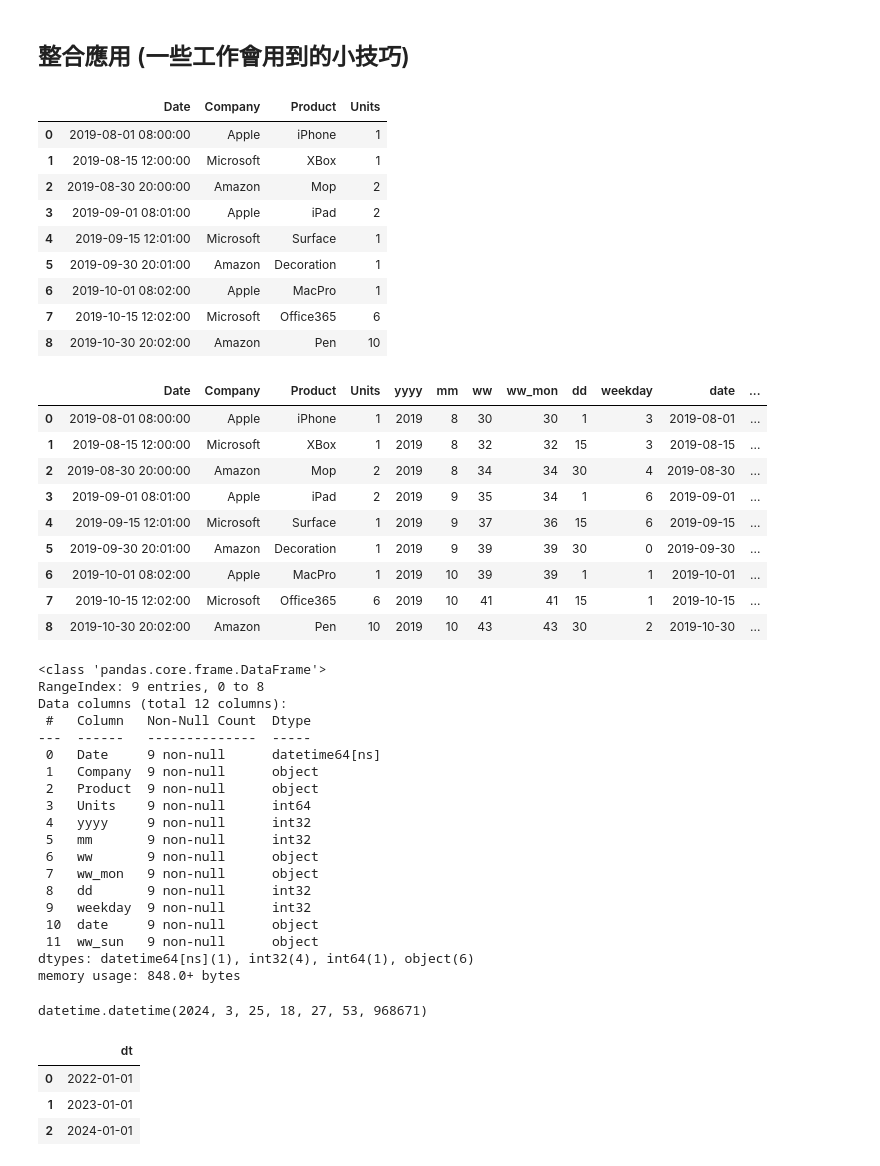
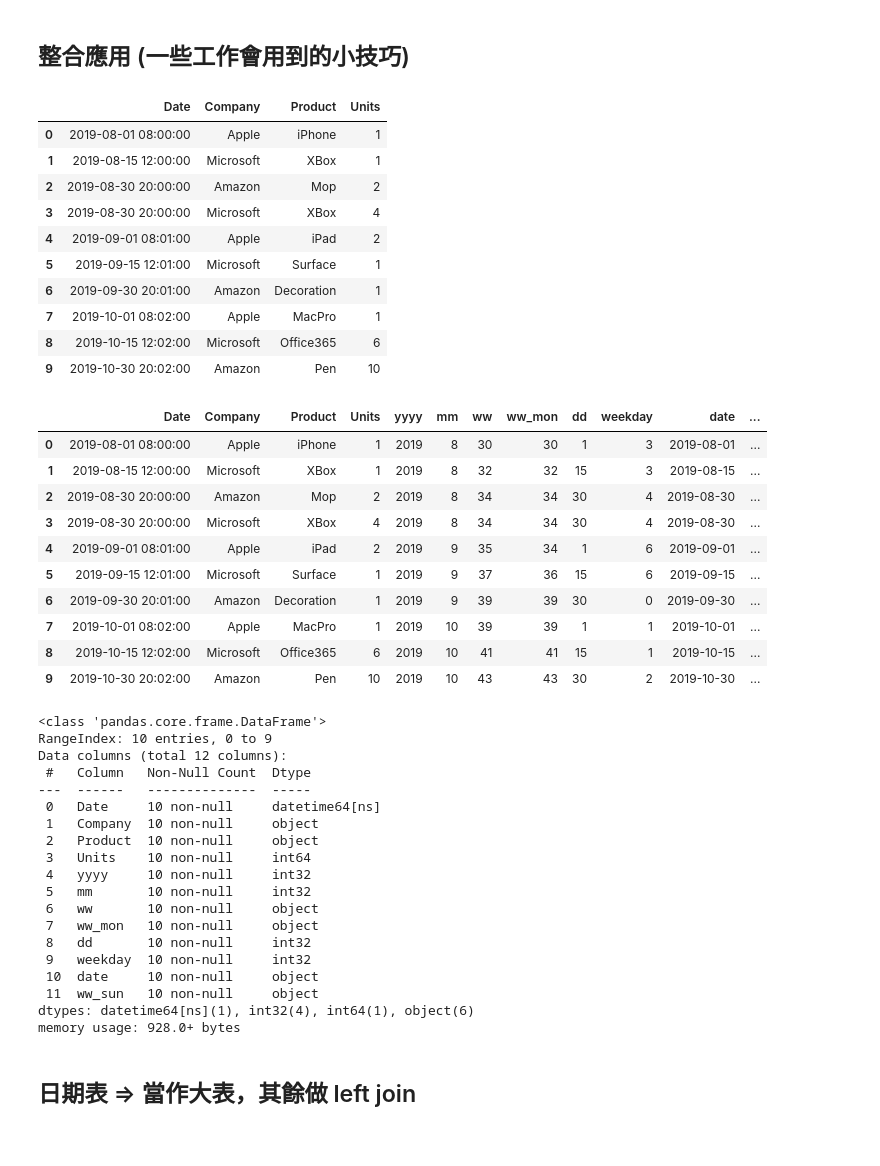
Before and after one commit to Zenobia000/iSpan_python-DA-cookbooks, a Jupyter notebook: pandas/1-5-2 Pandas DataFrame 基礎資料處理-時間序列.ipynb, the cells around one changed output. Drawn from its saved outputs; the diff is of its cells as text; code cells hidden in the pictures.

```diff
--- a/pandas/1-5-2 Pandas DataFrame 基礎資料處理-時間序列.ipynb
+++ b/pandas/1-5-2 Pandas DataFrame 基礎資料處理-時間序列.ipynb
@@ -789,46 +789,47 @@ from datetime import datetime
 
 
 # Define the lists as shown in the image
-Date = ['2019-08-01 08:00:00', '2019-08-15 12:00:00', '2019-08-30 20:00:00',
+Date = ['2019-08-01 08:00:00', '2019-08-15 12:00:00', '2019-08-30 20:00:00', '2019-08-30 20:00:00',
         '2019-09-01 08:01:00', '2019-09-15 12:01:00', '2019-09-30 20:01:00',
         '2019-10-01 08:02:00', '2019-10-15 12:02:00', '2019-10-30 20:02:00']
 
-Company = ['Apple', 'Microsoft', 'Amazon',
+Company = ['Apple', 'Microsoft', 'Amazon', 'Microsoft',
            'Apple', 'Microsoft', 'Amazon',
            'Apple', 'Microsoft', 'Amazon']
 
-Product = ['iPhone', 'XBox', 'Mop',
+Product = ['iPhone', 'XBox', 'Mop', 'XBox',
            'iPad', 'Surface', 'Decoration',
            'MacPro', 'Office365', 'Pen']
 
-Units = ['1', '1', '2',
+Units = ['1', '1', '2', '4',
          '2', '1', '1',
          '1', '6', '10']
 
 df_sales = pd.DataFrame({'Date': Date, 'Company': Company, 'Product': Product, 'Units': Units})
 
 # Converting 'Date' to datetime
 df_sales['Date'] = pd.to_datetime(df_sales['Date'])
 
 # Setting 'Date' as the index
 # df_sales.set_index('Date', inplace=True)
 
 # Converting 'Units' to numeric
 df_sales['Units'] = pd.to_numeric(df_sales['Units'])
 
 
 df_sales
 # %% [output]
 |  | Date | Company | Product | Units |
 | 0 | 2019-08-01 08:00:00 | Apple | iPhone | 1 |
 | 1 | 2019-08-15 12:00:00 | Microsoft | XBox | 1 |
 | 2 | 2019-08-30 20:00:00 | Amazon | Mop | 2 |
-| 3 | 2019-09-01 08:01:00 | Apple | iPad | 2 |
-| 4 | 2019-09-15 12:01:00 | Microsoft | Surface | 1 |
-| 5 | 2019-09-30 20:01:00 | Amazon | Decoration | 1 |
-| 6 | 2019-10-01 08:02:00 | Apple | MacPro | 1 |
-| 7 | 2019-10-15 12:02:00 | Microsoft | Office365 | 6 |
-| 8 | 2019-10-30 20:02:00 | Amazon | Pen | 10 |
+| 3 | 2019-08-30 20:00:00 | Microsoft | XBox | 4 |
+| 4 | 2019-09-01 08:01:00 | Apple | iPad | 2 |
+| 5 | 2019-09-15 12:01:00 | Microsoft | Surface | 1 |
+| 6 | 2019-09-30 20:01:00 | Amazon | Decoration | 1 |
+| 7 | 2019-10-01 08:02:00 | Apple | MacPro | 1 |
+| 8 | 2019-10-15 12:02:00 | Microsoft | Office365 | 6 |
+| 9 | 2019-10-30 20:02:00 | Amazon | Pen | 10 |
 # %%
 df_sales['yyyy'] = df_sales['Date'].dt.year
 df_sales['mm'] = df_sales['Date'].dt.month
@@ -847,38 +848,37 @@ df_sales
 | 0 | 2019-08-01 08:00:00 | Apple | iPhone | 1 | 2019 | 8 | 30 | 30 | 1 | 3 | 2019-08-01 | ... |
 | 1 | 2019-08-15 12:00:00 | Microsoft | XBox | 1 | 2019 | 8 | 32 | 32 | 15 | 3 | 2019-08-15 | ... |
 | 2 | 2019-08-30 20:00:00 | Amazon | Mop | 2 | 2019 | 8 | 34 | 34 | 30 | 4 | 2019-08-30 | ... |
-| 3 | 2019-09-01 08:01:00 | Apple | iPad | 2 | 2019 | 9 | 35 | 34 | 1 | 6 | 2019-09-01 | ... |
-| 4 | 2019-09-15 12:01:00 | Microsoft | Surface | 1 | 2019 | 9 | 37 | 36 | 15 | 6 | 2019-09-15 | ... |
-| 5 | 2019-09-30 20:01:00 | Amazon | Decoration | 1 | 2019 | 9 | 39 | 39 | 30 | 0 | 2019-09-30 | ... |
-| 6 | 2019-10-01 08:02:00 | Apple | MacPro | 1 | 2019 | 10 | 39 | 39 | 1 | 1 | 2019-10-01 | ... |
-| 7 | 2019-10-15 12:02:00 | Microsoft | Office365 | 6 | 2019 | 10 | 41 | 41 | 15 | 1 | 2019-10-15 | ... |
-| 8 | 2019-10-30 20:02:00 | Amazon | Pen | 10 | 2019 | 10 | 43 | 43 | 30 | 2 | 2019-10-30 | ... |
+| 3 | 2019-08-30 20:00:00 | Microsoft | XBox | 4 | 2019 | 8 | 34 | 34 | 30 | 4 | 2019-08-30 | ... |
+| 4 | 2019-09-01 08:01:00 | Apple | iPad | 2 | 2019 | 9 | 35 | 34 | 1 | 6 | 2019-09-01 | ... |
+| 5 | 2019-09-15 12:01:00 | Microsoft | Surface | 1 | 2019 | 9 | 37 | 36 | 15 | 6 | 2019-09-15 | ... |
+| 6 | 2019-09-30 20:01:00 | Amazon | Decoration | 1 | 2019 | 9 | 39 | 39 | 30 | 0 | 2019-09-30 | ... |
+| 7 | 2019-10-01 08:02:00 | Apple | MacPro | 1 | 2019 | 10 | 39 | 39 | 1 | 1 | 2019-10-01 | ... |
+| 8 | 2019-10-15 12:02:00 | Microsoft | Office365 | 6 | 2019 | 10 | 41 | 41 | 15 | 1 | 2019-10-15 | ... |
+| 9 | 2019-10-30 20:02:00 | Amazon | Pen | 10 | 2019 | 10 | 43 | 43 | 30 | 2 | 2019-10-30 | ... |
 # %%
 df_sales.info()
 # %% [output]
 <class 'pandas.core.frame.DataFrame'>
-RangeIndex: 9 entries, 0 to 8
+RangeIndex: 10 entries, 0 to 9
 Data columns (total 12 columns):
  #   Column   Non-Null Count  Dtype
 ---  ------   --------------  -----
- 0   Date     9 non-null      datetime64[ns]
- 1   Company  9 non-null      object
- 2   Product  9 non-null      object
- 3   Units    9 non-null      int64
- 4   yyyy     9 non-null      int32
- 5   mm       9 non-null      int32
- 6   ww       9 non-null      object
- 7   ww_mon   9 non-null      object
- 8   dd       9 non-null      int32
- 9   weekday  9 non-null      int32
- 10  date     9 non-null      object
- 11  ww_sun   9 non-null      object
+ 0   Date     10 non-null     datetime64[ns]
+ 1   Company  10 non-null     object
+ 2   Product  10 non-null     object
+ 3   Units    10 non-null     int64
+ 4   yyyy     10 non-null     int32
+ 5   mm       10 non-null     int32
+ 6   ww       10 non-null     object
+ 7   ww_mon   10 non-null     object
+ 8   dd       10 non-null     int32
+ 9   weekday  10 non-null     int32
+ 10  date     10 non-null     object
+ 11  ww_sun   10 non-null     object
 dtypes: datetime64[ns](1), int32(4), int64(1), object(6)
-memory usage: 848.0+ bytes
+memory usage: 928.0+ bytes
-# %%
-datetime.now()
-# %% [output]
-datetime.datetime(2024, 3, 25, 18, 27, 53, 968671)
+# %% [markdown]
+## 日期表 => 當作大表，其餘做 left join
 # %%
 # 日期表
 def generate_date_range(freq, start_date=None):
@@ -931,7 +927,0 @@ df_dt = generate_date_range("Y")
-# %%
-df_dt
-# %% [output]
-|  | dt |
-| 0 | 2022-01-01 |
-| 1 | 2023-01-01 |
-| 2 | 2024-01-01 |
```
Also changed, not shown: parts of 11 cells of this notebook.
